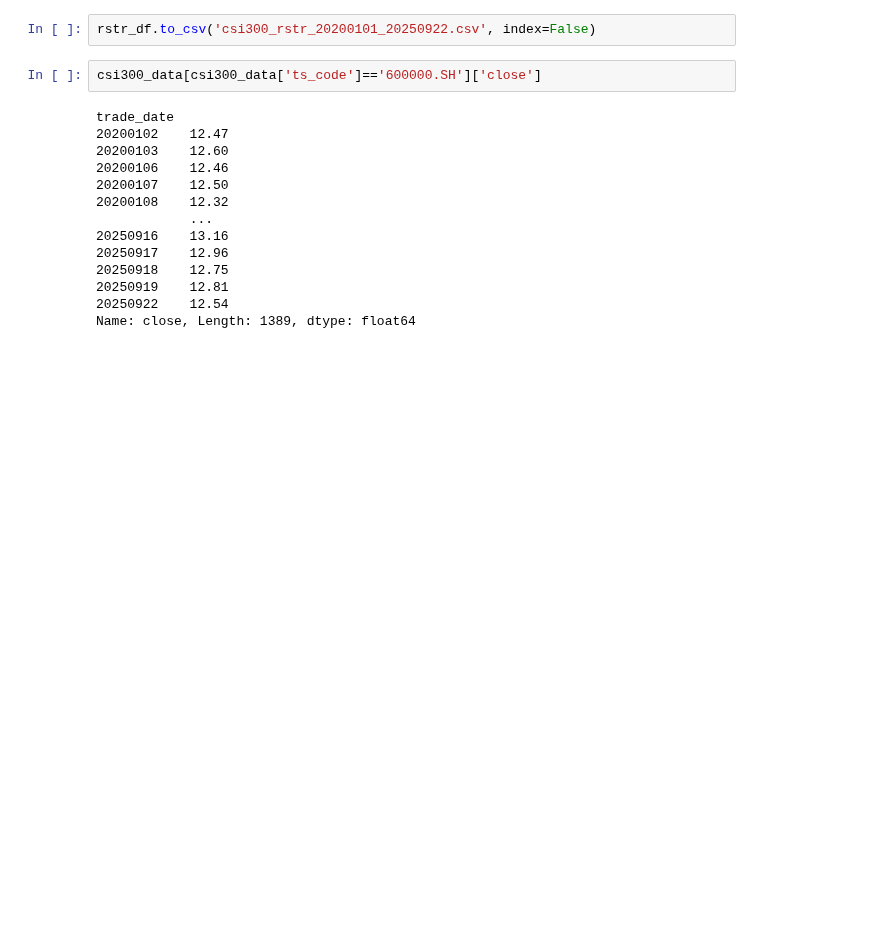
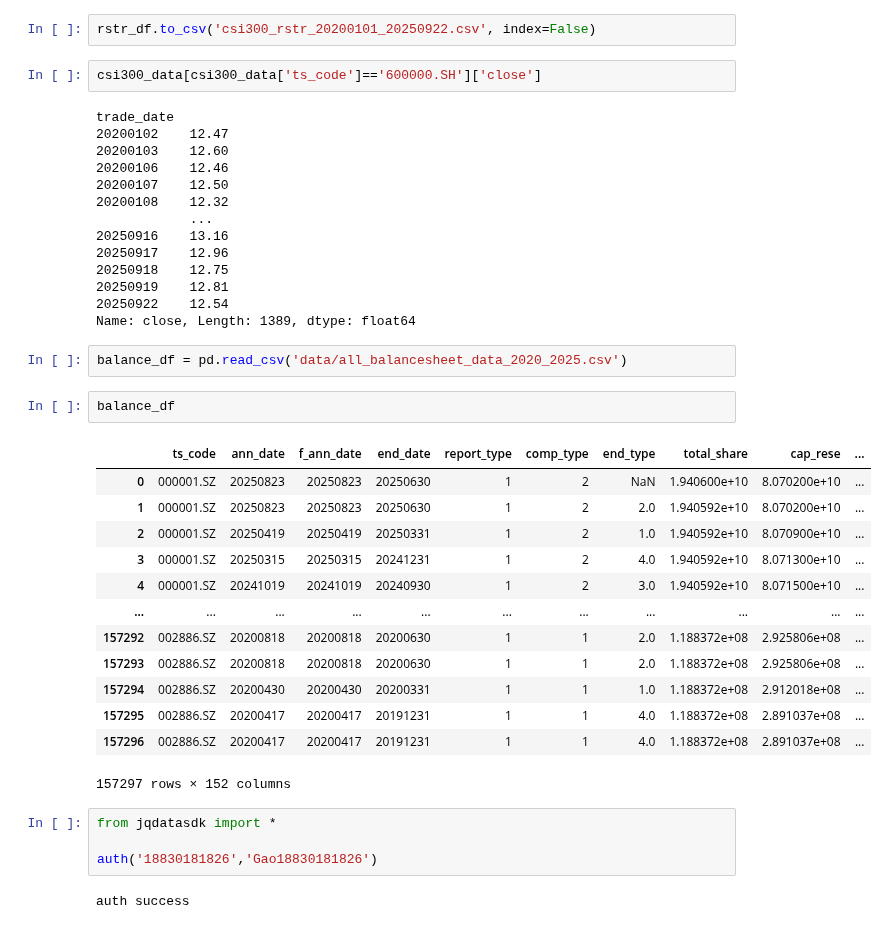
Before and after one commit to Izumighj/LLM-Driven-Multi-factor-Model, a Jupyter notebook: beta.ipynb, the cells around one changed output. Saved outputs shown, nothing was run; the diff lists cells and outputs as text; blank space fills up the shorter version.

```diff
--- a/beta.ipynb
+++ b/beta.ipynb
@@ -366,3 +367,27 @@ trade_date
 20250919    12.81
 20250922    12.54
 Name: close, Length: 1389, dtype: float64
+# %%
+balance_df = pd.read_csv('data/all_balancesheet_data_2020_2025.csv')
+# %%
+balance_df
+# %% [output]
+|  | ts_code | ann_date | f_ann_date | end_date | report_type | comp_type | end_type | total_share | cap_rese | ... |
+| 0 | 000001.SZ | 20250823 | 20250823 | 20250630 | 1 | 2 | NaN | 1.940600e+10 | 8.070200e+10 | ... |
+| 1 | 000001.SZ | 20250823 | 20250823 | 20250630 | 1 | 2 | 2.0 | 1.940592e+10 | 8.070200e+10 | ... |
+| 2 | 000001.SZ | 20250419 | 20250419 | 20250331 | 1 | 2 | 1.0 | 1.940592e+10 | 8.070900e+10 | ... |
+| 3 | 000001.SZ | 20250315 | 20250315 | 20241231 | 1 | 2 | 4.0 | 1.940592e+10 | 8.071300e+10 | ... |
+| 4 | 000001.SZ | 20241019 | 20241019 | 20240930 | 1 | 2 | 3.0 | 1.940592e+10 | 8.071500e+10 | ... |
+| ... | ... | ... | ... | ... | ... | ... | ... | ... | ... | ... |
+| 157292 | 002886.SZ | 20200818 | 20200818 | 20200630 | 1 | 1 | 2.0 | 1.188372e+08 | 2.925806e+08 | ... |
+| 157293 | 002886.SZ | 20200818 | 20200818 | 20200630 | 1 | 1 | 2.0 | 1.188372e+08 | 2.925806e+08 | ... |
+| 157294 | 002886.SZ | 20200430 | 20200430 | 20200331 | 1 | 1 | 1.0 | 1.188372e+08 | 2.912018e+08 | ... |
+| 157295 | 002886.SZ | 20200417 | 20200417 | 20191231 | 1 | 1 | 4.0 | 1.188372e+08 | 2.891037e+08 | ... |
+| 157296 | 002886.SZ | 20200417 | 20200417 | 20191231 | 1 | 1 | 4.0 | 1.188372e+08 | 2.891037e+08 | ... |
+157297 rows × 152 columns
+# %%
+from jqdatasdk import *
+
+auth('18830181826','Gao18830181826')
+# %% [output]
+auth success
```
Also changed, not shown: parts of 6 cells of this notebook, 5 other files.
